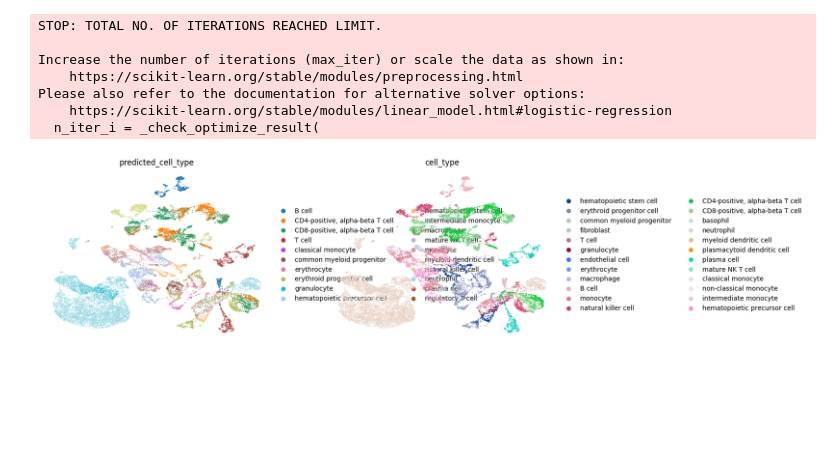
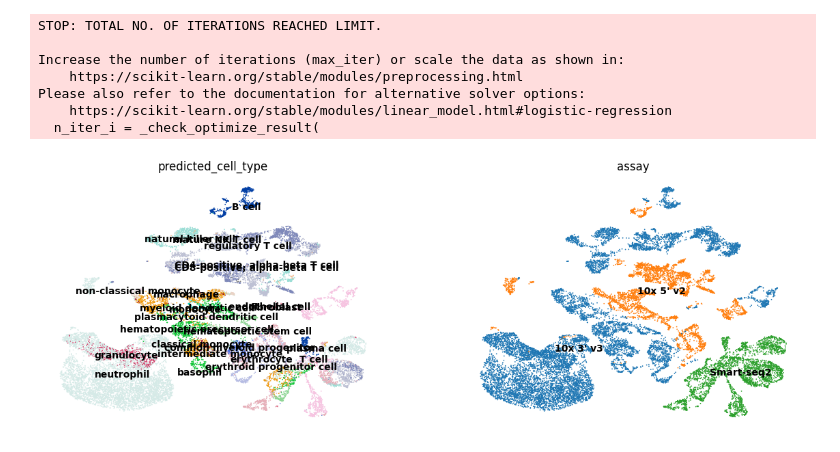
Before and after one commit to czi-ai/transcriptformer, a Jupyter notebook: notebooks/celltype-classification.ipynb, the cells around one changed output. Drawn from its saved outputs; the diff is of its cells as text; code cells hidden in the pictures; blank space fills up the shorter version.

```diff
--- a/notebooks/celltype-classification.ipynb
+++ b/notebooks/celltype-classification.ipynb
@@ -106,6 +105,6 @@ adata_map.obsm["transcriptformer_embedding"] = embeddings_map
 sc.pp.neighbors(adata_map, use_rep="transcriptformer_embedding")
 sc.tl.umap(adata_map)
 # %%
-sc.pl.umap(adata_map, color=['predicted_cell_type', "cell_type"], ncols=2, frameon=False)
+sc.pl.umap(adata_map, color=['predicted_cell_type', "assay"], ncols=2, legend_loc="on data", frameon=False)
 # %% [output]
-[figure, old version]
+[figure, new version]
```
Also changed, not shown: parts of 1 cell of this notebook.
